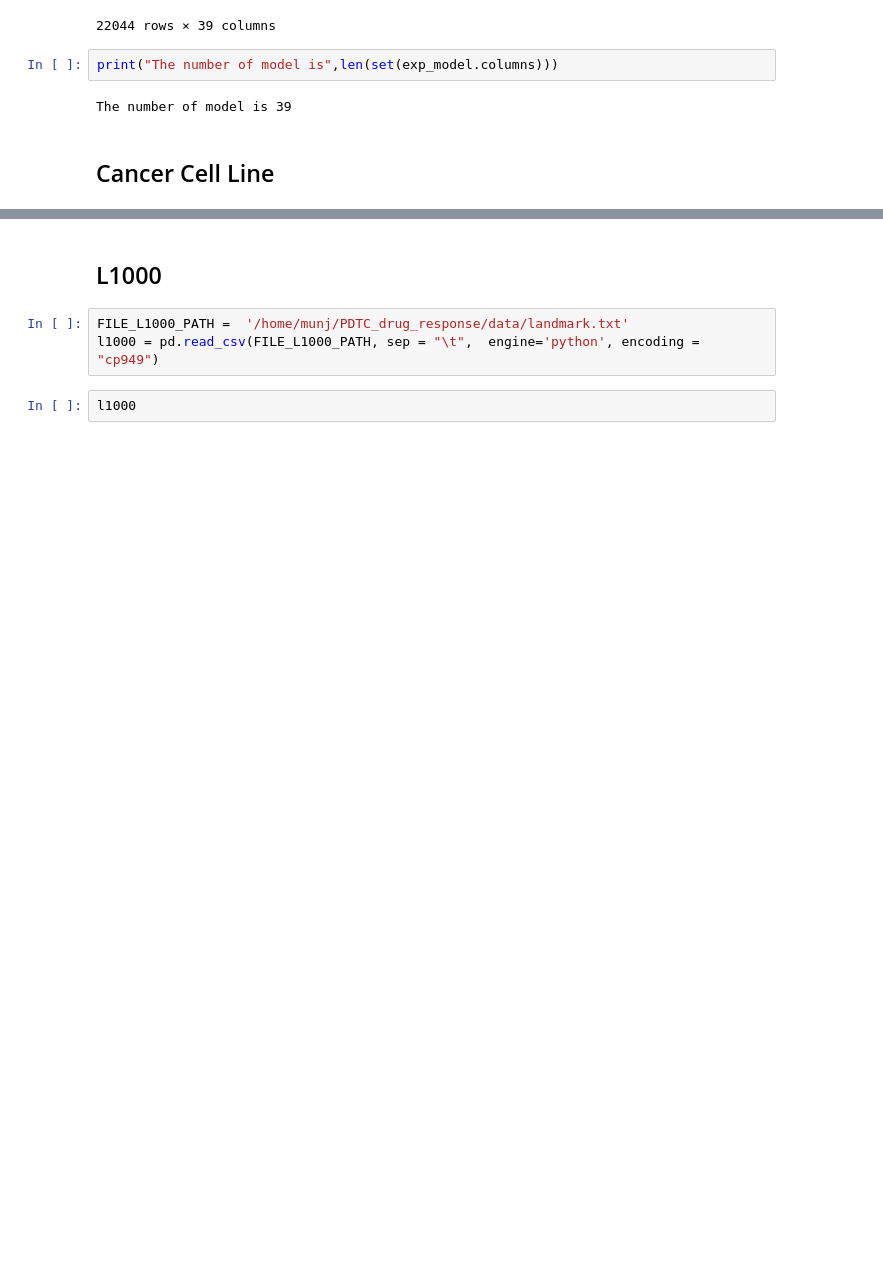
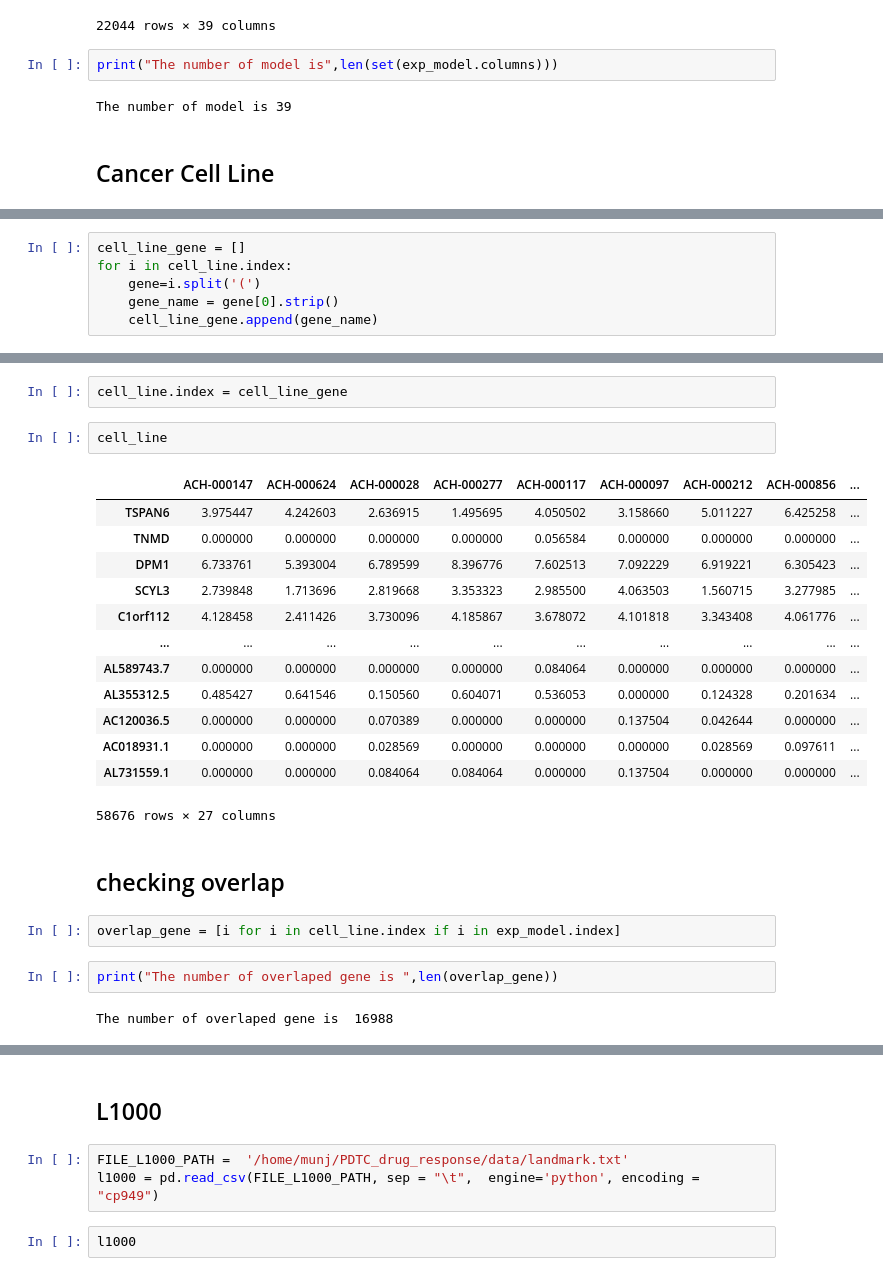
Before and after one commit to MunjungKim/PDTC_drug_response, a Jupyter notebook: notebook/Dimension_Reduce.ipynb, the cells around one changed output, grey strips where cells are left out. Saved outputs shown, nothing was run; the diff lists cells and outputs as text; blank space fills up the shorter version.

```diff
--- a/notebook/Dimension_Reduce.ipynb
+++ b/notebook/Dimension_Reduce.ipynb
@@ -59,0 +88,6 @@ The number of model is 39
+# %%
+cell_line_gene = []
+for i in cell_line.index:
+    gene=i.split('(')
+    gene_name = gene[0].strip()
+    cell_line_gene.append(gene_name)
@@ -59,0 +107,26 @@ The number of model is 39
+# %%
+cell_line.index = cell_line_gene
+# %%
+cell_line
+# %% [output]
+|  | ACH-000147 | ACH-000624 | ACH-000028 | ACH-000277 | ACH-000117 | ACH-000097 | ACH-000212 | ACH-000856 | ... |
+| TSPAN6 | 3.975447 | 4.242603 | 2.636915 | 1.495695 | 4.050502 | 3.158660 | 5.011227 | 6.425258 | ... |
+| TNMD | 0.000000 | 0.000000 | 0.000000 | 0.000000 | 0.056584 | 0.000000 | 0.000000 | 0.000000 | ... |
+| DPM1 | 6.733761 | 5.393004 | 6.789599 | 8.396776 | 7.602513 | 7.092229 | 6.919221 | 6.305423 | ... |
+| SCYL3 | 2.739848 | 1.713696 | 2.819668 | 3.353323 | 2.985500 | 4.063503 | 1.560715 | 3.277985 | ... |
+| C1orf112 | 4.128458 | 2.411426 | 3.730096 | 4.185867 | 3.678072 | 4.101818 | 3.343408 | 4.061776 | ... |
+| ... | ... | ... | ... | ... | ... | ... | ... | ... | ... |
+| AL589743.7 | 0.000000 | 0.000000 | 0.000000 | 0.000000 | 0.084064 | 0.000000 | 0.000000 | 0.000000 | ... |
+| AL355312.5 | 0.485427 | 0.641546 | 0.150560 | 0.604071 | 0.536053 | 0.000000 | 0.124328 | 0.201634 | ... |
+| AC120036.5 | 0.000000 | 0.000000 | 0.070389 | 0.000000 | 0.000000 | 0.137504 | 0.042644 | 0.000000 | ... |
+| AC018931.1 | 0.000000 | 0.000000 | 0.028569 | 0.000000 | 0.000000 | 0.000000 | 0.028569 | 0.097611 | ... |
+| AL731559.1 | 0.000000 | 0.000000 | 0.084064 | 0.084064 | 0.000000 | 0.137504 | 0.000000 | 0.000000 | ... |
+58676 rows × 27 columns
+# %% [markdown]
+## checking overlap
+# %%
+overlap_gene = [i for i in cell_line.index if i in exp_model.index]
+# %%
+print("The number of overlaped gene is ",len(overlap_gene))
+# %% [output]
+The number of overlaped gene is  16988
```
Also changed, not shown: parts of 46 cells of this notebook, 7 other files.
